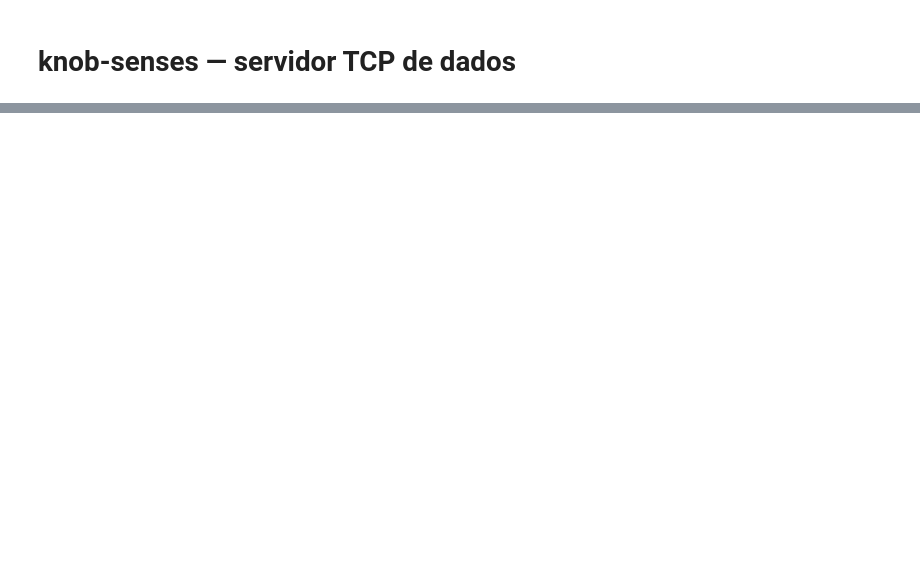
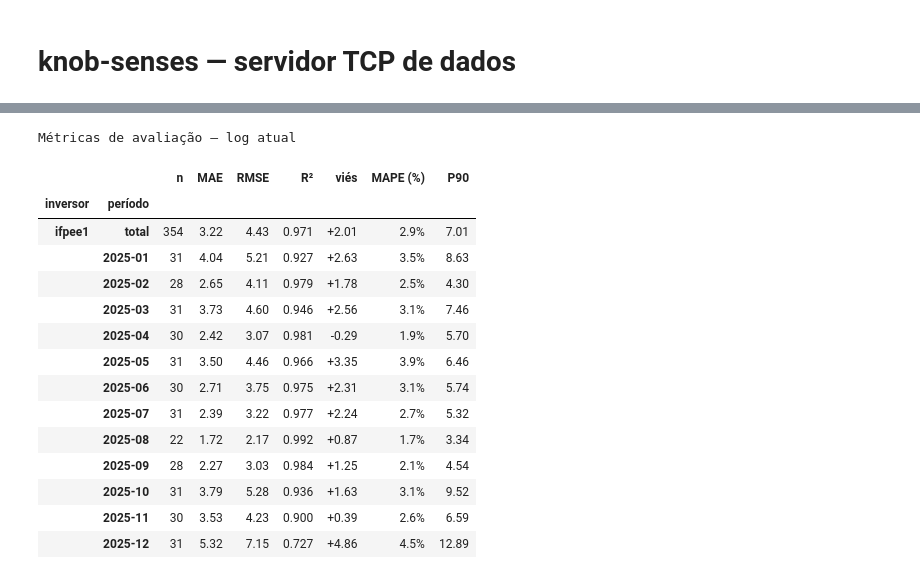
Before and after one commit to commonProgrammerr/knob-senses, a Jupyter notebook: utils/model_teste.ipynb, the cells around one changed output, grey strips where cells are left out. Cells and saved outputs as stored; diff of their text form; code cells hidden in the pictures; blank space fills up the shorter version.

```diff
--- a/utils/model_teste.ipynb
+++ b/utils/model_teste.ipynb
@@ -175,0 +70,20 @@ sample 2024-12-31 17:00:00: real=0.2600, pred=0.3255, err=0.0655
+# %%
+import pandas as pd
+
+from common import paths
+
+
+def carrega_avaliacoes():
+    """reply da sessao (se existir) ou os logs ifpe*_val.csv; ignora vazios."""
+    if "reply" in globals() and reply:
+        return {f: df.copy() for f, df in reply.items() if len(df)}
+    avaliacoes = {}
+    for log in sorted(paths.EVAL_LOG.parent.rglob("ifpe*.csv")):
+        d = pd.read_csv(log, parse_dates=["sample"])
+        if not d.empty:
+            avaliacoes[log.stem.replace("_val", "")] = d
+    return avaliacoes
+
+
+AVALIACOES = carrega_avaliacoes()
+print("avaliações:", {k: len(v) for k, v in AVALIACOES.items()})
@@ -323,0 +211,53 @@ TODO:
+# %%
+import pandas as pd
+from IPython.display import display
+
+from common import server
+
+
+def linha(inversor, periodo, df):
+    m = server.eval_metrics(df)
+    return {
+        "inversor": inversor, "período": periodo, "n": m["amostras"],
+        "MAE": m["mae"], "RMSE": m["rmse"], "R²": m["r2"],
+        "viés": m["vies"], "MAPE (%)": m["mape"], "P90": m["p90"],
+    }
+
+
+linhas = []
+for inversor, df in AVALIACOES.items():
+    d = df.copy()
+    d["sample"] = pd.to_datetime(d["sample"])
+    d = d.sort_values("sample")
+    linhas.append(linha(inversor, "total", d))
+    for periodo, g in d.groupby(d["sample"].dt.to_period("M")):
+        linhas.append(linha(inversor, str(periodo), g))
+
+if linhas:
+    tabela = pd.DataFrame(linhas).set_index(["inversor", "período"])
+    display(
+        tabela.style.format({
+            "n": "{:d}",
+            "MAE": "{:.2f}", "RMSE": "{:.2f}", "R²": "{:.3f}",
+            "viés": "{:+.2f}", "MAPE (%)": "{:.1f}%", "P90": "{:.2f}",
+        }).set_caption("Métricas de avaliação — log atual")
+    )
+else:
+    print("sem avaliações para tabular")
+# %% [output]
+Métricas de avaliação — log atual
+|  |  | n | MAE | RMSE | R² | viés | MAPE (%) | P90 |
+| inversor | período |  |  |  |  |  |  |  |
+| ifpee1 | total | 354 | 3.22 | 4.43 | 0.971 | +2.01 | 2.9% | 7.01 |
+|  | 2025-01 | 31 | 4.04 | 5.21 | 0.927 | +2.63 | 3.5% | 8.63 |
+|  | 2025-02 | 28 | 2.65 | 4.11 | 0.979 | +1.78 | 2.5% | 4.30 |
+|  | 2025-03 | 31 | 3.73 | 4.60 | 0.946 | +2.56 | 3.1% | 7.46 |
+|  | 2025-04 | 30 | 2.42 | 3.07 | 0.981 | -0.29 | 1.9% | 5.70 |
+|  | 2025-05 | 31 | 3.50 | 4.46 | 0.966 | +3.35 | 3.9% | 6.46 |
+|  | 2025-06 | 30 | 2.71 | 3.75 | 0.975 | +2.31 | 3.1% | 5.74 |
+|  | 2025-07 | 31 | 2.39 | 3.22 | 0.977 | +2.24 | 2.7% | 5.32 |
+|  | 2025-08 | 22 | 1.72 | 2.17 | 0.992 | +0.87 | 1.7% | 3.34 |
+|  | 2025-09 | 28 | 2.27 | 3.03 | 0.984 | +1.25 | 2.1% | 4.54 |
+|  | 2025-10 | 31 | 3.79 | 5.28 | 0.936 | +1.63 | 3.1% | 9.52 |
+|  | 2025-11 | 30 | 3.53 | 4.23 | 0.900 | +0.39 | 2.6% | 6.59 |
+|  | 2025-12 | 31 | 5.32 | 7.15 | 0.727 | +4.86 | 4.5% | 12.89 |
```
Also changed, not shown: parts of 7 cells of this notebook.
